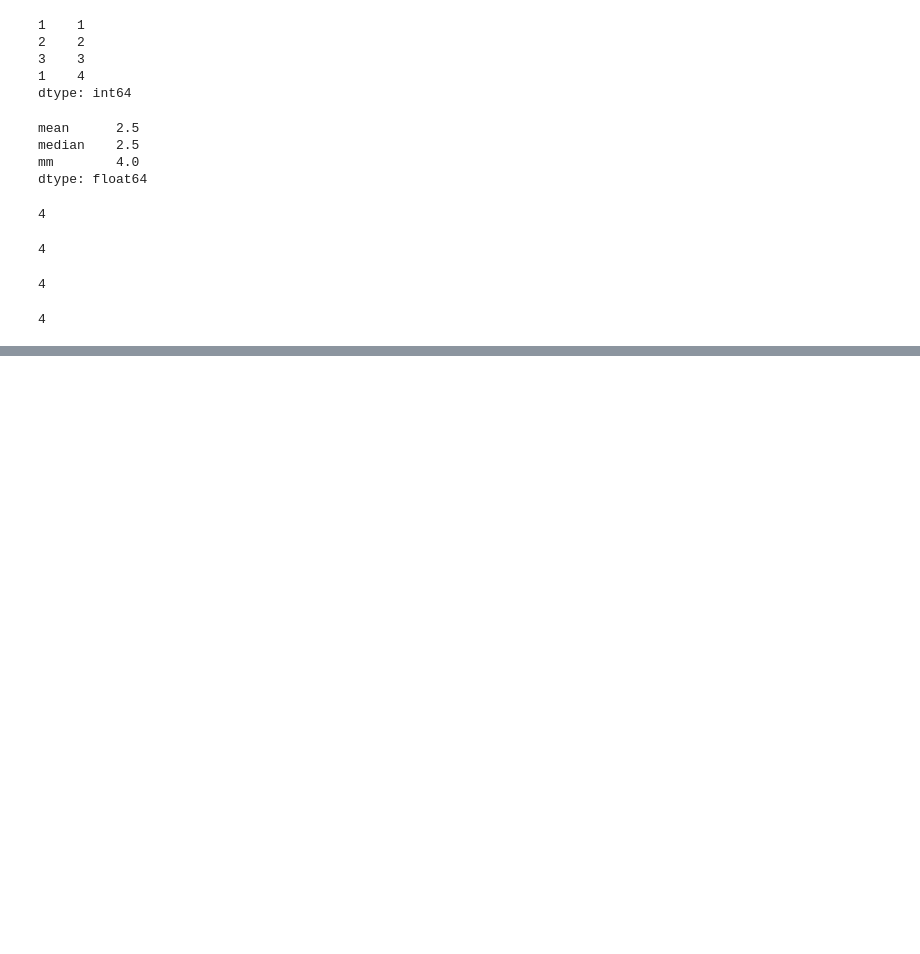
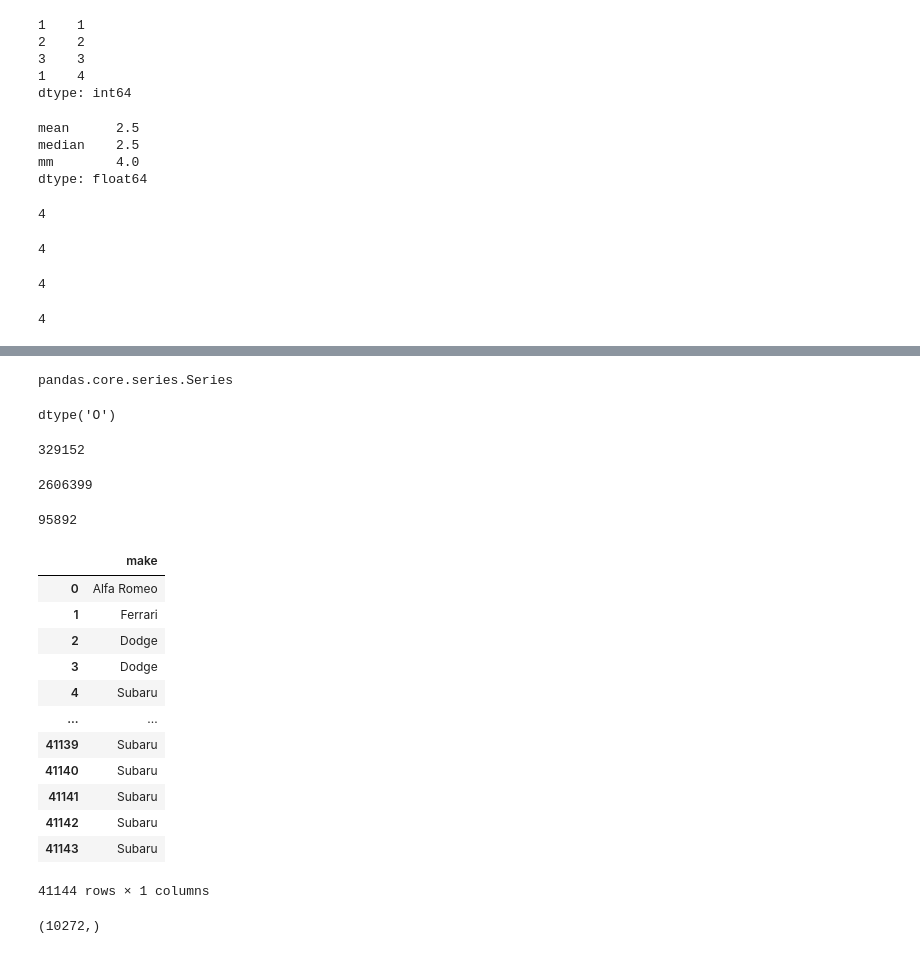
Before and after one commit to fysalkasim/Python2025, a Jupyter notebook: Pandas/pandas3.ipynb, the cells around one changed output, grey strips where cells are left out. Cells and saved outputs as stored; diff of their text form; code cells hidden in the pictures; blank space fills up the shorter version.

Commit message:
pandas

```diff
--- a/Pandas/pandas3.ipynb
+++ b/Pandas/pandas3.ipynb
@@ -245,0 +298,2 @@ srs.max()
+# %%
+df = pd.read_csv(r"C:\Users\CHROMIUM\Desktop\SMEC LAB\Datascience\Dataset\vehicles.csv")
@@ -245,0 +364,42 @@ srs.max()
+# %%
+make = df.make
+# %%
+type(make)
+# %% [output]
+pandas.core.series.Series
+# %%
+make.dtype
+# %% [output]
+dtype('O')
+# %%
+make.nbytes
+# %% [output]
+329152
+# %%
+make.memory_usage(deep=True)
+# %% [output]
+2606399
+# %%
+make.astype("category").memory_usage(deep=True)
+# %% [output]
+95892
+# %%
+make.to_frame()
+# %% [output]
+|  | make |
+| 0 | Alfa Romeo |
+| 1 | Ferrari |
+| 2 | Dodge |
+| 3 | Dodge |
+| 4 | Subaru |
+| ... | ... |
+| 41139 | Subaru |
+| 41140 | Subaru |
+| 41141 | Subaru |
+| 41142 | Subaru |
+| 41143 | Subaru |
+41144 rows × 1 columns
+# %%
+city_mpg[city_mpg.gt(20)].shape
+# %% [output]
+(10272,)
```
Also changed, not shown: parts of 46 cells of this notebook.
